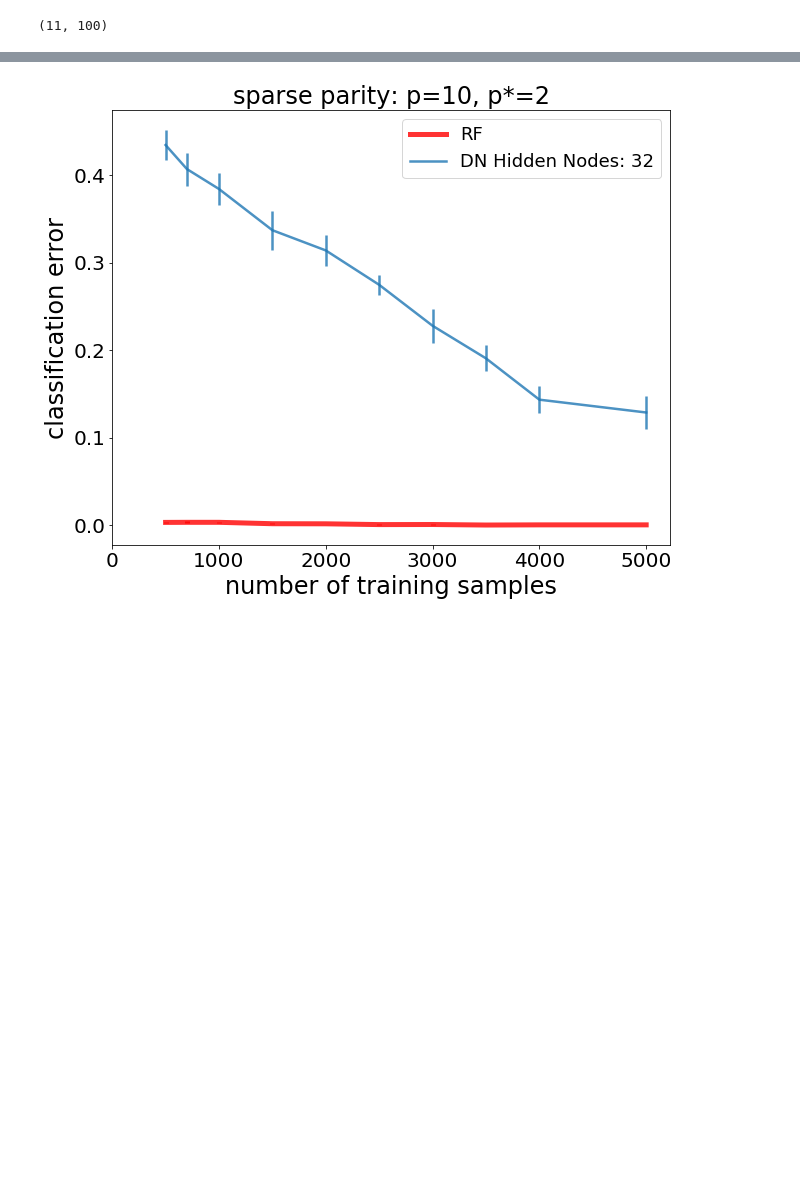
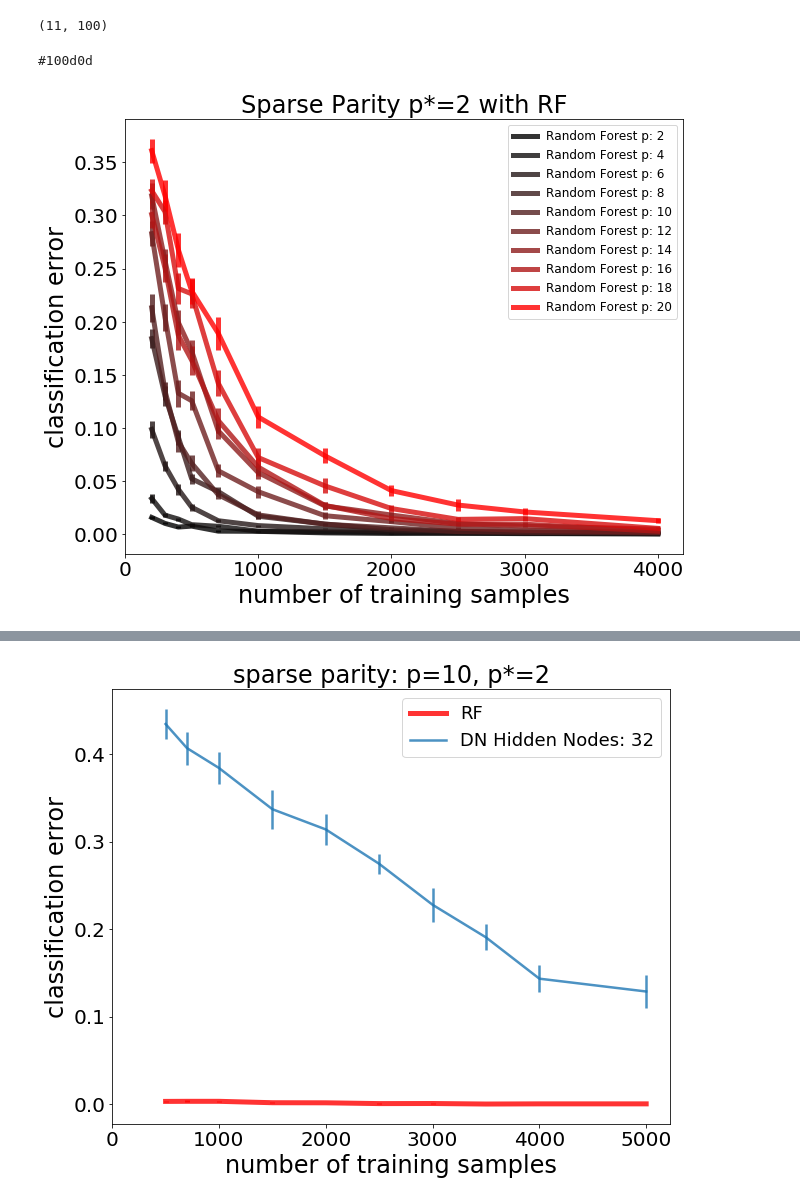
Before and after one commit to Michael-Ainsworth/random-forest, a Jupyter notebook: sample_size_experiment_p_min.ipynb, the cells around one changed output, grey strips where cells are left out. Drawn from its saved outputs; the diff is of its cells as text; code cells hidden in the pictures; blank space fills up the shorter version.

Commit message:
Include experiments for varying p with constant p star

```diff
--- a/sample_size_experiment_p_min.ipynb
+++ b/sample_size_experiment_p_min.ipynb
@@ -826,0 +864,57 @@ rf_evolutions_5[0].shape
+# %%
+import colour
+from colour import Color
+
+red = Color("black")
+colors = list(red.range_to(Color("red"),10))
+print(colors[1])
+
+fig = plt.figure(figsize=(10,8))
+ax = plt.subplot(111)
+
+training_sample_sizes = [200,300,400,500,700,1000,1500,2000,2500,3000,4000]
+p = [2,4,6,8,10,12,14,16,18,20]
+p_star = 2
+
+for i,p_val in enumerate(p):
+    rf_evolution_mean = np.mean(rf_evolutions_p[i], axis=1)
+    yerr_rf = stats.sem(rf_evolutions_p[i], axis=1)
+
+    ax.errorbar(
+        training_sample_sizes,
+        rf_evolution_mean,
+        yerr=yerr_rf,
+        linewidth=5,
+        alpha=0.8,
+        c=str(colors[i]),
+        label='Random Forest p: {}'.format(p_val),
+    )
+
+#     dn_evolution_mean = np.mean(dn_evolutions_p[i], axis=1)
+#     yerr_dn = stats.sem(dn_evolutions_p[i], axis=1)
+
+#     ax.errorbar(
+#         training_sample_sizes,
+#         dn_evolution_mean,
+#         yerr=yerr_dn,
+#         linewidth=4,
+#         alpha=0.6,
+# #         c='b',
+#         label='Deep Network p; {}'.format(p_val),
+#     )
+
+plt.xticks(range(0, 5000, 1000), fontsize=20)
+plt.yticks(fontsize=20)
+
+plt.title("Sparse Parity p*=2 with RF".format(p, p_star), fontsize=24)
+plt.xlabel("number of training samples", fontsize=24)
+plt.ylabel("classification error", fontsize=24)
+
+handles, labels = ax.get_legend_handles_labels()
+handles = [h[0] for h in handles]
+ax.legend(handles, labels, prop={"size": 12})
+
+fig.savefig('Final Figures/vary_p_2_just_rf.png')
+# %% [output]
+#100d0d
+[figure, added]
```
Also changed, not shown: parts of 4 cells of this notebook.
